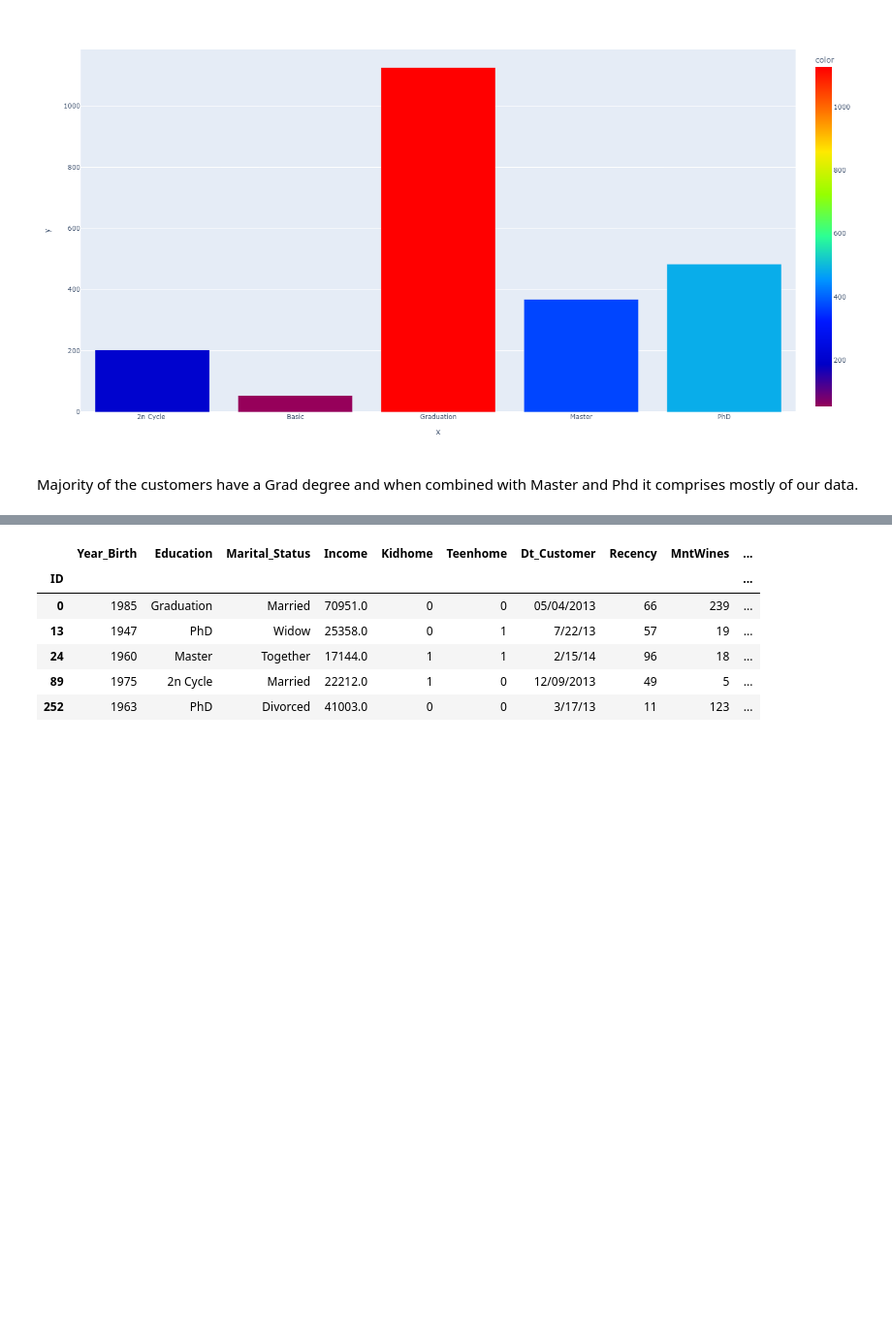
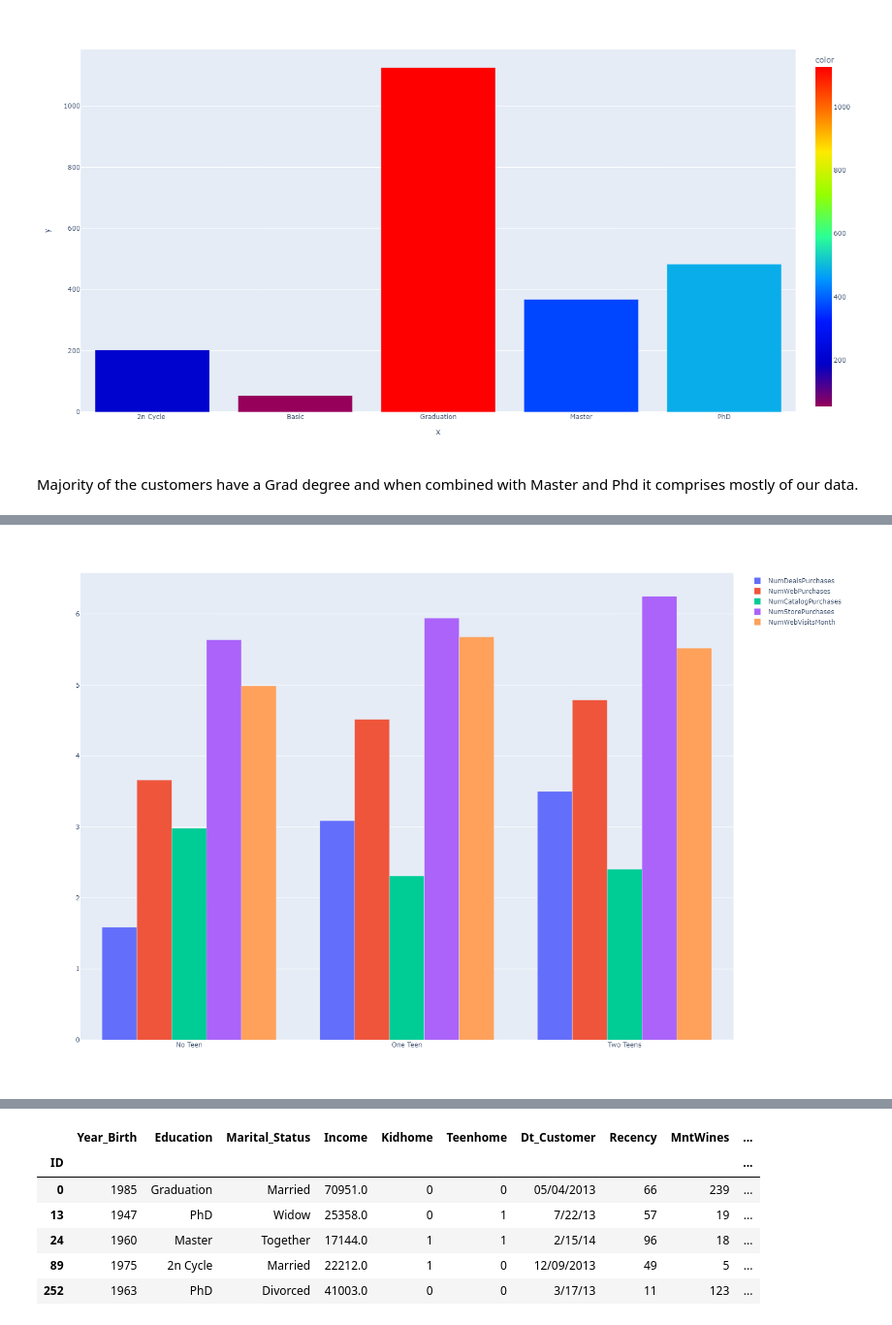
Before and after one commit to frax0n/Marketing-Analyis, a Jupyter notebook: Marketing Analytics .ipynb, the cells around one changed output, grey strips where cells are left out. Shown at 97% size. Cells and saved outputs as stored; diff of their text form; code cells hidden in the pictures; blank space fills up the shorter version.

Commit message:
Minor plotting changes

```diff
--- a/Marketing Analytics .ipynb
+++ b/Marketing Analytics .ipynb
@@ -330,0 +287,13 @@ tempdf2
+# %%
+tempdf2=df1.groupby('Teenhome').mean()
+fig=px.box()
+labels = ['No Teen','One Teen','Two Teens']
+fig.add_trace(go.Bar(x=labels, y=tempdf2['NumDealsPurchases'], name='NumDealsPurchases'))
+fig.add_trace(go.Bar(x=labels, y=tempdf2['NumWebPurchases'], name='NumWebPurchases'))
+fig.add_trace(go.Bar(x=labels, y=tempdf2['NumCatalogPurchases'], name='NumCatalogPurchases'))
+fig.add_trace(go.Bar(x=labels, y=tempdf2['NumStorePurchases'], name='NumStorePurchases'))
+fig.add_trace(go.Bar(x=labels, y=tempdf2['NumWebVisitsMonth'], name='NumWebVisitsMonth'))
+fig.write_image("Teenmean1.png", width=1500, height=1000)
+Image(filename='Teenmean1.png')
+# %% [output]
+[figure, added]
```
Also changed, not shown: parts of 22 cells of this notebook.
